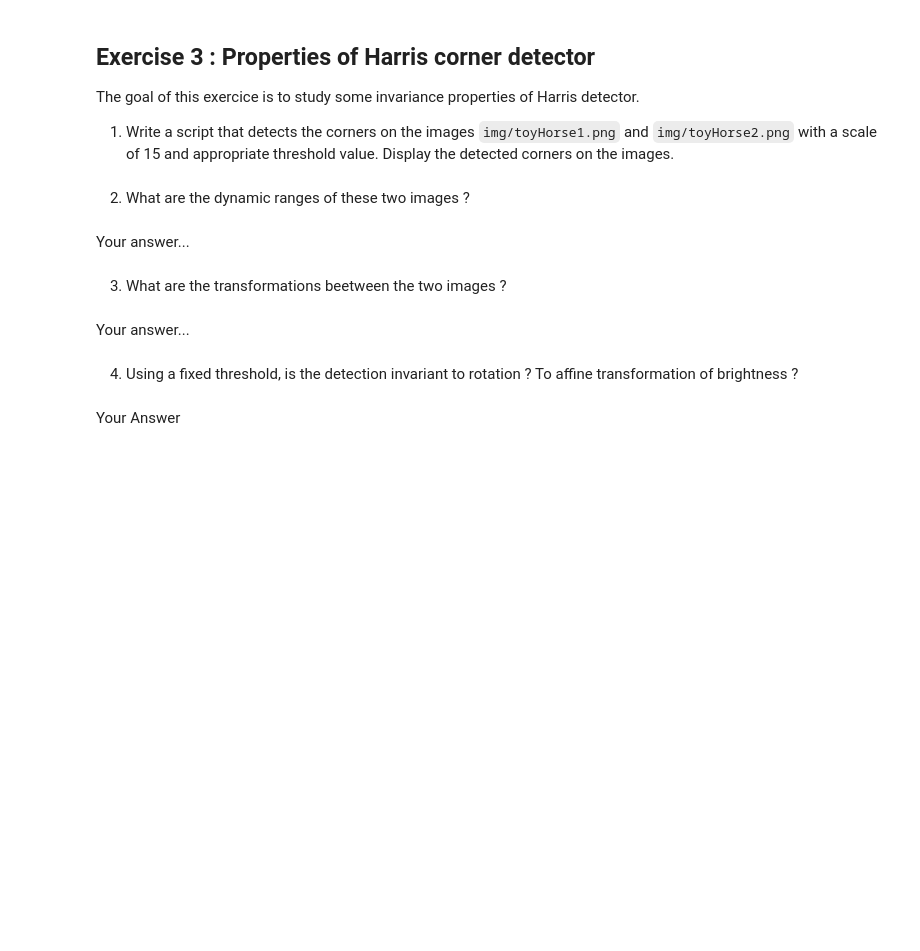
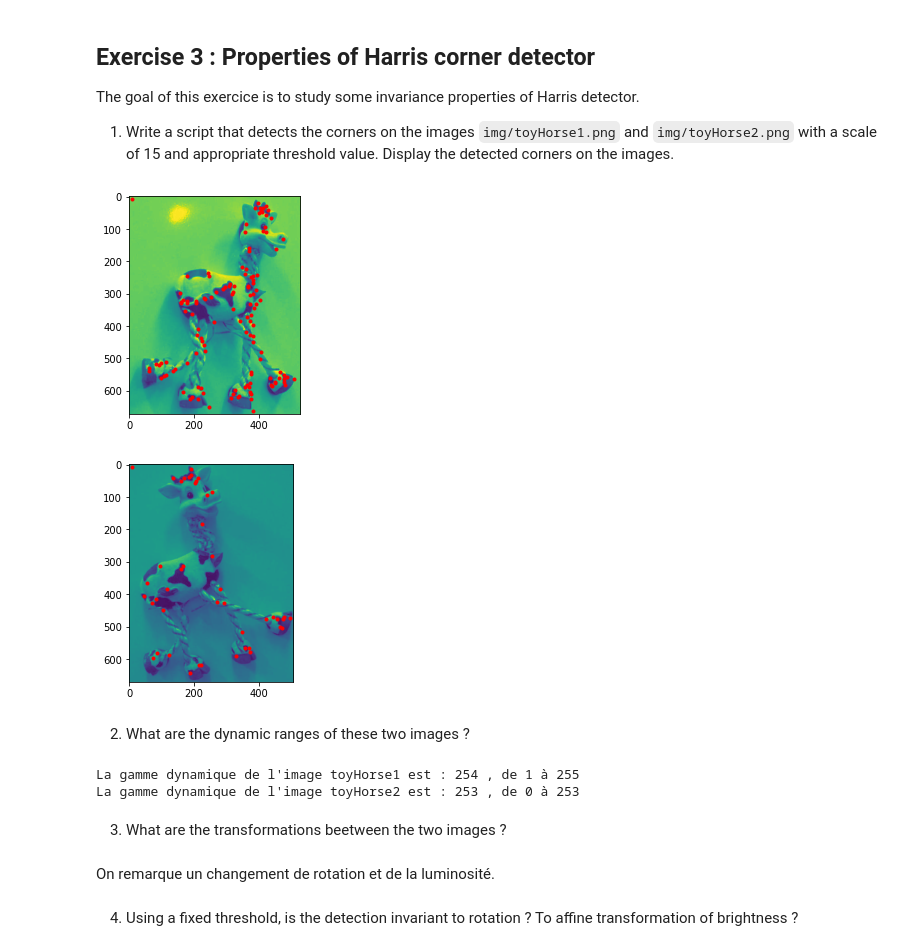
Before and after one commit to LUKALAVAL/BIMA, a Jupyter notebook: TME6/TME6.ipynb, the cells around one changed output. Saved outputs shown, nothing was run; the diff lists cells and outputs as text; code cells hidden in the pictures; blank space fills up the shorter version.

```diff
--- a/TME6/TME6.ipynb
+++ b/TME6/TME6.ipynb
@@ -101,7 +101,7 @@ From the Harris response calculated at exercise 1, we will write all the functio
 def thresholdR(R, thres):
     """ Array[n, m] * float -> Array[n, m]
     """
-    return np.where(R>thres,255,0)
+    return np.where(R>thres,1,0)
 # %% [markdown]
 2) A function `Rnms(R, Rbin)` that performs a non-maximum supression from the response $R$ and the binarized response $R_{bin}$. It returns the image $R_{locmax}$ (same size as $R$) =1 where $R_{bin}=1$ and the pixel has a greater value $R$ than its 8 nearest neighbors.
 
@@ -119,7 +119,7 @@ def rnms(R,thres):
     for i in range(R.shape[0]):
         for j in range(R.shape[1]):
             val = R[i,j]
-            if(Rbin[i,j] > 0 and val > np.max(Rpad[i:i+3,j]) and val > np.max(Rpad[i:i+3,j+2]) and val > Rpad[i,j+1] and val > Rpad[i+2,j+1]):
+            if(Rbin[i,j] == 1 and val > np.max(Rpad[i:i+3,j]) and val > np.max(Rpad[i:i+3,j+2]) and val > Rpad[i,j+1] and val > Rpad[i+2,j+1]):
                 Rlocmax[i,j] = 1
     return Rlocmax
 # %% [markdown]
@@ -162,12 +158,36 @@ toyHorse1 = np.array(Image.open())
+# %%
+def displayCorners(img, imgCorners):
+    nonZeros = np.nonzero(imgCorners)
+    plt.imshow(img)
+    plt.scatter(nonZeros[1], nonZeros[0], color='r', marker='.')
+    plt.show()
+# %%
+toyHorse1 = np.array(Image.open('img/toyHorse1.png'))
+toyHorse2 = np.array(Image.open('img/toyHorse2.png'))
+
+toyHorse1Corners = cornerDetector(toyHorse1,15,0.04,1e8)
+displayCorners(toyHorse1, toyHorse1Corners)
+
+toyHorse2Corners = cornerDetector(toyHorse2,15,0.04,1e8)
+displayCorners(toyHorse2, toyHorse2Corners)
+# %% [output]
+[figure, added]
+[figure, added]
 # %% [markdown]
 2) What are the dynamic ranges of these two images ?
-# %% [markdown]
-Your answer...
+# %%
+minTH1 = np.min(toyHorse1)
+maxTH1 = np.max(toyHorse1)
+minTH2 = np.min(toyHorse2)
+maxTH2 = np.max(toyHorse2)
+print('La gamme dynamique de l\'image toyHorse1 est :', maxTH1-minTH1, ', de', minTH1, 'à', maxTH1)
+print('La gamme dynamique de l\'image toyHorse2 est :', maxTH2-minTH2, ', de', minTH2, 'à', maxTH2)
+# %% [output]
+La gamme dynamique de l'image toyHorse1 est : 254 , de 1 à 255
+La gamme dynamique de l'image toyHorse2 est : 253 , de 0 à 253
 # %% [markdown]
 3) What are the transformations beetween the two images ?
-# %% [markdown]
-Your answer...
+# %% [markdown]
+On remarque un changement de rotation et de la luminosité.
 # %% [markdown]
 4) Using a fixed threshold, is the detection invariant to rotation ? To affine transformation of brightness ?
-# %% [markdown]
-Your Answer
```
Also changed, not shown: parts of 4 cells of this notebook.
